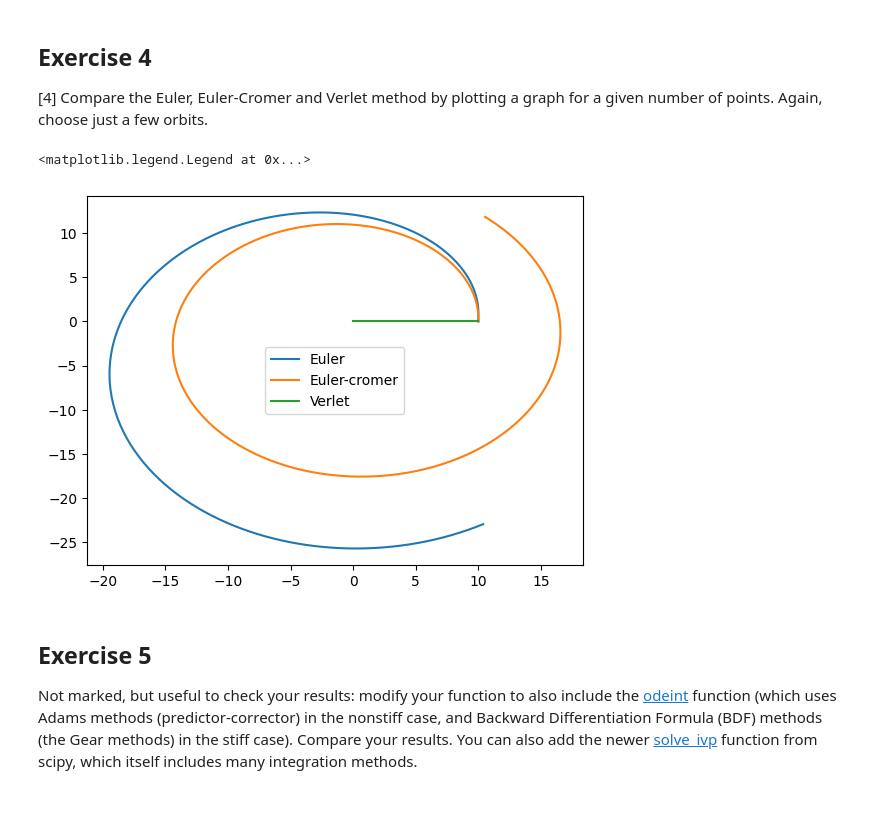
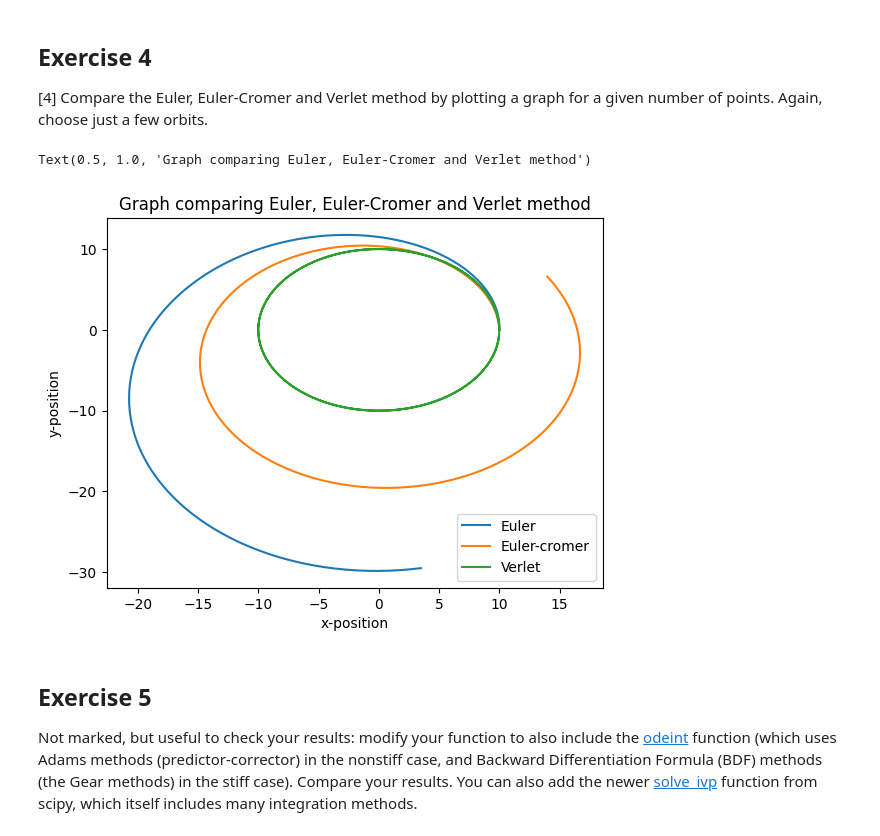
Before and after one commit to PX2145-2025/week-9-b-Allan-PatelAidan, a Jupyter notebook: ODEs_2.ipynb, the cells around one changed output. Cells and saved outputs as stored; diff of their text form; code cells hidden in the pictures; blank space fills up the shorter version.

```diff
--- a/ODEs_2.ipynb
+++ b/ODEs_2.ipynb
@@ -354,6 +357,8 @@ def orbit_solve (r0, v0, tmax, N, method = 'euler'):
     v[0]=v0
     # then do the integration for all the integration points
     if method=='euler':
+      rmag_start = np.linalg.norm(r[0])
+      a[0] = -(G*M)/(rmag_start**3)*r[0]
 
       for i in range (0, N-1):
         rmag=np.linalg.norm(r[i])
@@ -362,6 +367,8 @@ def orbit_solve (r0, v0, tmax, N, method = 'euler'):
         v[i+1] = v[i]+a[i]*tstep
 
     if method=='euler-cromer':
+      rmag_start = np.linalg.norm(r[0])
+      a[0] = -(G*M)/(rmag_start**3)*r[0]
 
       for i in range (0,N-1):
         rmag=np.linalg.norm(r[i])
@@ -369,13 +376,16 @@ def orbit_solve (r0, v0, tmax, N, method = 'euler'):
         v[i+1] = v[i]+a[i]*tstep
         r[i+1] = r[i]+v[i+1]*tstep
 
-      if method=='verlet':
+    if method=='verlet':
 
-        for i in range (0,N-1):
-          rmag=np.linalg.norm(r[i])
-          a[i+1]= -(G*M)/(rmag**3)*r[i]
-          r[i+1]=(r[i]+v[i]*tstep)+(0.5*a[i]*tstep**2)
-          v[i+1]=v[i]+0.5*(a[i]+a[i+1])*tstep
+      rmag_start = np.linalg.norm(r[0])
+      a[0] = -(G*M)/(rmag_start**3)*r[0]
+
+      for i in range(0, N-1):
+          r[i+1] = r[i] + v[i]*tstep + 0.5*a[i]*(tstep**2)
+          rmag_new = np.linalg.norm(r[i+1])
+          a[i+1] = -(G*M)/(rmag_new**3)*r[i+1]
+          v[i+1] = v[i] + 0.5*(a[i] + a[i+1])*tstep
 
     # output the solution (arrays for positions and velocities) versus time
     return t, r, v
@@ -401,6 +411,8 @@ def orbit_solve (r0, v0, tmax, N, method = 'euler'):
     v[0]=v0
     # then do the integration for all the integration points
     if method=='euler':
+      rmag_start = np.linalg.norm(r[0])
+      a[0] = -(G*M)/(rmag_start**3)*r[0]
 
       for i in range (0, N-1):
         rmag=np.linalg.norm(r[i])
@@ -409,6 +421,8 @@ def orbit_solve (r0, v0, tmax, N, method = 'euler'):
         v[i+1] = v[i]+a[i]*tstep
 
     if method=='euler-cromer':
+      rmag_start = np.linalg.norm(r[0])
+      a[0] = -(G*M)/(rmag_start**3)*r[0]
 
       for i in range (0,N-1):
         rmag=np.linalg.norm(r[i])
@@ -416,45 +430,51 @@ def orbit_solve (r0, v0, tmax, N, method = 'euler'):
         v[i+1] = v[i]+a[i]*tstep
         r[i+1] = r[i]+v[i+1]*tstep
 
-      if method=='verlet':
+    if method=='verlet':
 
-        for i in range (0,N-1):
-          rmag=np.linalg.norm(r[i])
-          a[i+1]= -(G*M)/(rmag**3)*r[i]
-          v[i+1]=v[i]+0.5*(a[i]+a[i+1])*tstep
-          r[i+1]=(r[i]+v[i]*tstep)+(0.5*a[i]*tstep**2)
+      rmag_start = np.linalg.norm(r[0])
+      a[0] = -(G*M)/(rmag_start**3)*r[0]
+
+      for i in range(0, N-1):
+          r[i+1] = r[i] + v[i]*tstep + 0.5*a[i]*(tstep**2)
+          rmag_new = np.linalg.norm(r[i+1])
+          a[i+1] = -(G*M)/(rmag_new**3)*r[i+1]
+          v[i+1] = v[i] + 0.5*(a[i] + a[i+1])*tstep
 
     # output the solution (arrays for positions and velocities) versus time
     return t, r, v
 
 r_initial = 10
 r0 = np.array([r_initial, 0])
 # v = sqrt(GM/r)
 v_magnitude = np.sqrt(G * M / r_initial)
 v0 = np.array([0, v_magnitude])
 omega = np.sqrt(G * M / (r_initial**3))
 T = 2 * np.pi / omega
 num_periods = 2
 N_per_period = 100
 N = num_periods * N_per_period
 tmax = num_periods * T
 
 w=orbit_solve(r0,v0,tmax,N,method='euler') #solve using euler
 r=w[1]
 plt.plot(r[:,0],r[:,1],label='Euler')
 
 w1=orbit_solve(r0,v0,tmax,N,method='euler-cromer') #solve using euler cromer
 r1=w1[1]
 plt.plot(r1[:,0],r1[:,1],label='Euler-cromer')
 
 
 w2=orbit_solve(r0,v0,tmax,N,method='verlet') #solve using verlet
 r2=w2[1]
 plt.plot(r2[:,0],r2[:,1],label='Verlet')
 plt.legend()
+plt.xlabel('x-position')
+plt.ylabel('y-position')
+plt.title('Graph comparing Euler, Euler-Cromer and Verlet method')
 # %% [output]
-<matplotlib.legend.Legend at 0x...>
+Text(0.5, 1.0, 'Graph comparing Euler, Euler-Cromer and Verlet method')
-[figure, old version]
+[figure, new version]
 # %% [markdown]
 ## Exercise 5
 
```
Also changed, not shown: parts of 1 cell of this notebook.
